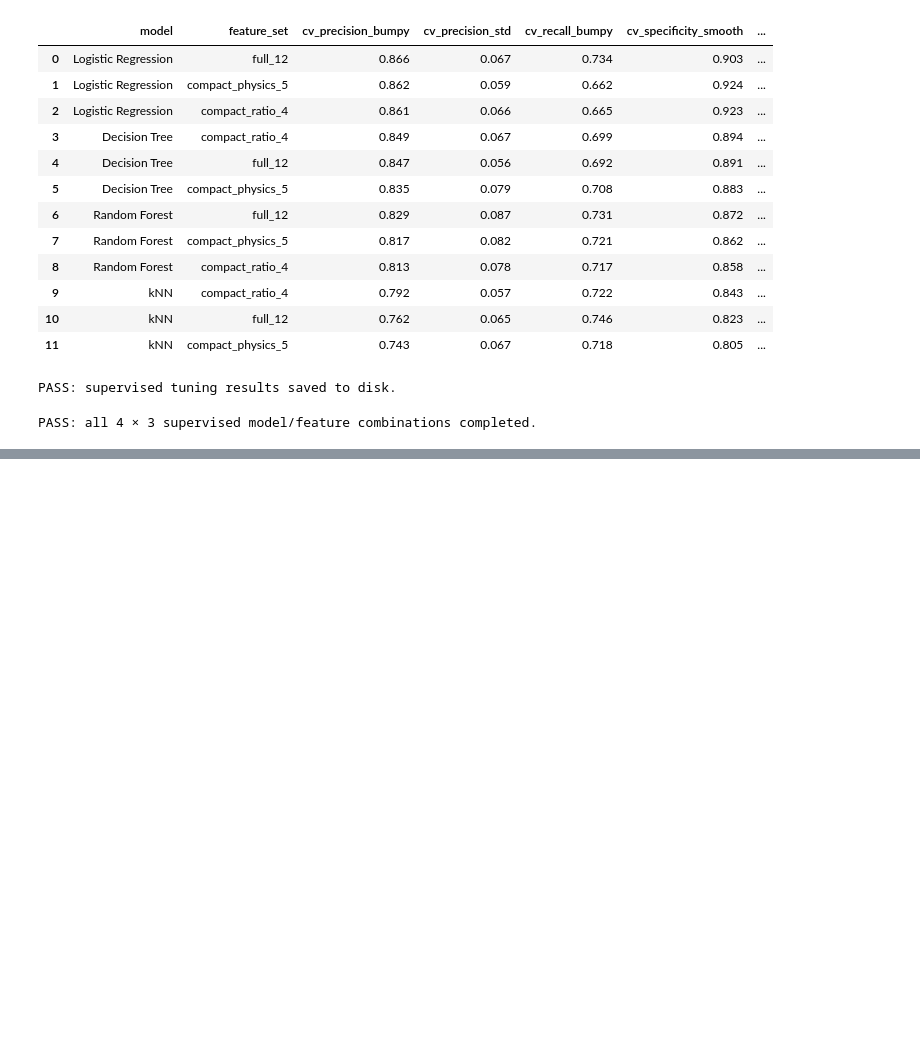
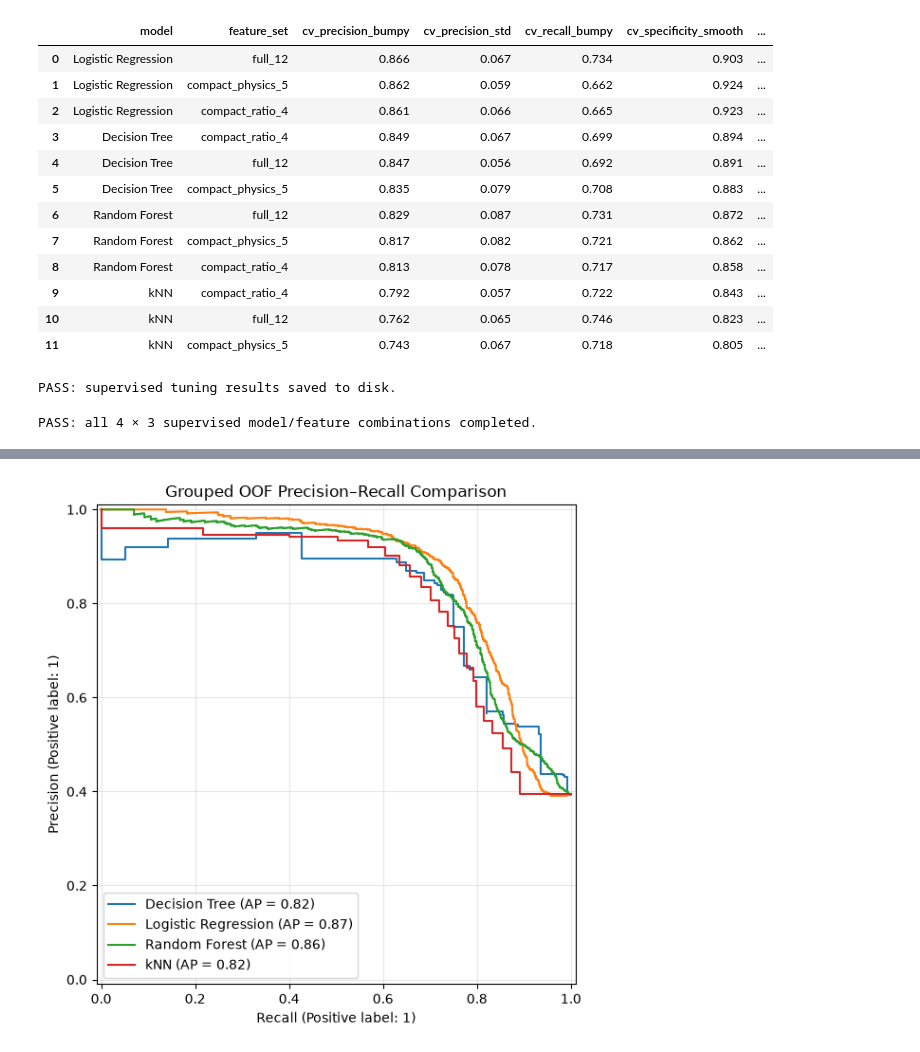
Before and after one commit to thesuacar/road-checker, a Jupyter notebook: notebook.ipynb, the cells around one changed output, grey strips where cells are left out. Drawn from its saved outputs; the diff is of its cells as text; code cells hidden in the pictures; blank space fills up the shorter version.

Commit message:
add supervised OOF comparison and threshold tuning

```diff
--- a/notebook.ipynb
+++ b/notebook.ipynb
@@ -3869,0 +4465,47 @@ PASS: all 4 × 3 supervised model/feature combinations completed.
+# %%
+# ------------------------------------------------------------
+# Precision–Recall comparison
+# ------------------------------------------------------------
+
+from sklearn.metrics import (
+    PrecisionRecallDisplay
+)
+
+
+fig, ax = plt.subplots(
+    figsize=(
+        8,
+        6
+    )
+)
+
+
+for (
+    model_name,
+    result
+) in (
+    oof_probabilities.items()
+):
+
+    PrecisionRecallDisplay.from_predictions(
+        y_model,
+        result[
+            "probabilities"
+        ],
+        name=model_name,
+        ax=ax,
+    )
+
+
+ax.set_title(
+    "Grouped OOF Precision–Recall Comparison"
+)
+
+ax.grid(
+    alpha=0.3
+)
+
+plt.tight_layout()
+plt.show()
+# %% [output]
+[figure, added]
```
Also changed, not shown: parts of 7 cells of this notebook.
